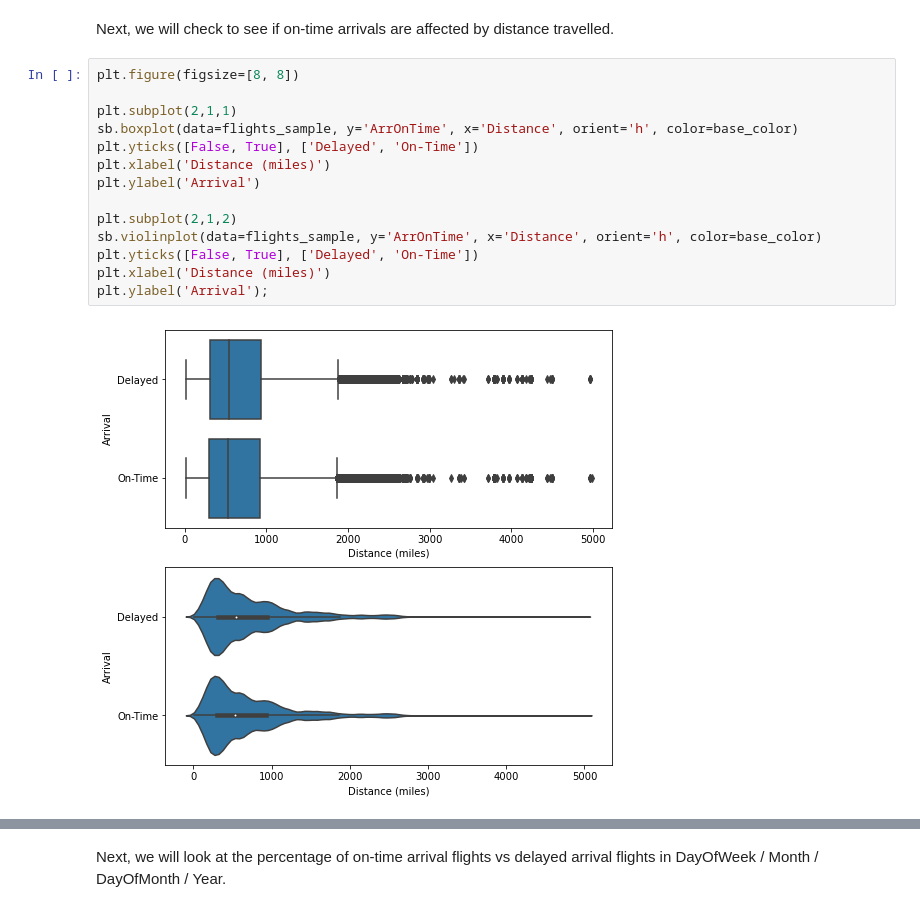
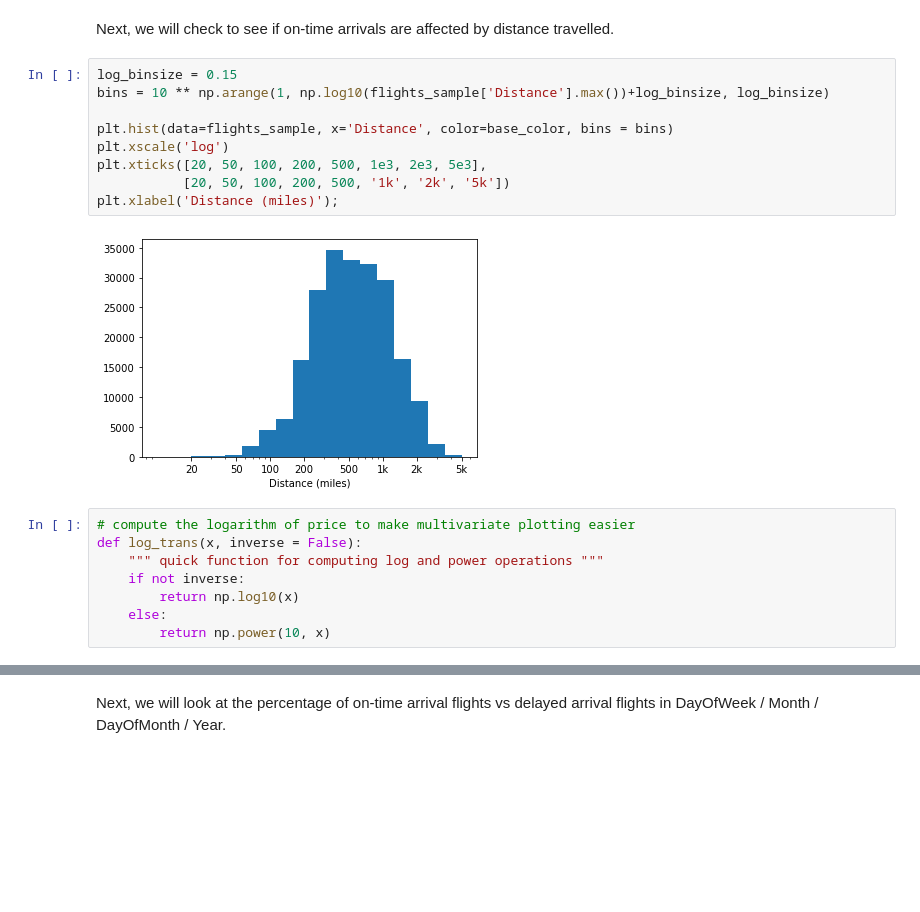
Before and after one commit to leqilu67/flights_study, a Jupyter notebook: flights_data_exploration.ipynb, the cells around one changed output, grey strips where cells are left out. Drawn from its saved outputs; the diff is of its cells as text; blank space fills up the shorter version.

Commit message:
multivariate exploration

```diff
--- a/flights_data_exploration.ipynb
+++ b/flights_data_exploration.ipynb
@@ -595,19 +625,22 @@ plt.xticks(rotation=90);
 The violin plot reveals much more than the earlier box plot. It suggests that about 25% of the on-time arrival flights happen in the morning before 9 AM scheduled departure, and 50% before 1 PM schedueld departure, while 25% of delayed arrival flights happen before 10 AM and 50% before 2 PM.
 # %% [markdown]
 Next, we will check to see if on-time arrivals are affected by distance travelled.
-# %%
-plt.figure(figsize=[8, 8])
-
-plt.subplot(2,1,1)
-sb.boxplot(data=flights_sample, y='ArrOnTime', x='Distance', orient='h', color=base_color)
-plt.yticks([False, True], ['Delayed', 'On-Time'])
-plt.xlabel('Distance (miles)')
-plt.ylabel('Arrival')
-
-plt.subplot(2,1,2)
-sb.violinplot(data=flights_sample, y='ArrOnTime', x='Distance', orient='h', color=base_color)
-plt.yticks([False, True], ['Delayed', 'On-Time'])
-plt.xlabel('Distance (miles)')
-plt.ylabel('Arrival');
-# %% [output]
-[figure, removed]
+# %%
+log_binsize = 0.15
+bins = 10 ** np.arange(1, np.log10(flights_sample['Distance'].max())+log_binsize, log_binsize)
+
+plt.hist(data=flights_sample, x='Distance', color=base_color, bins = bins)
+plt.xscale('log')
+plt.xticks([20, 50, 100, 200, 500, 1e3, 2e3, 5e3],
+           [20, 50, 100, 200, 500, '1k', '2k', '5k'])
+plt.xlabel('Distance (miles)');
+# %% [output]
+[figure, added]
+# %%
+# compute the logarithm of price to make multivariate plotting easier
+def log_trans(x, inverse = False):
+    """ quick function for computing log and power operations """
+    if not inverse:
+        return np.log10(x)
+    else:
+        return np.power(10, x)
```
Also changed, not shown: parts of 13 cells of this notebook.
